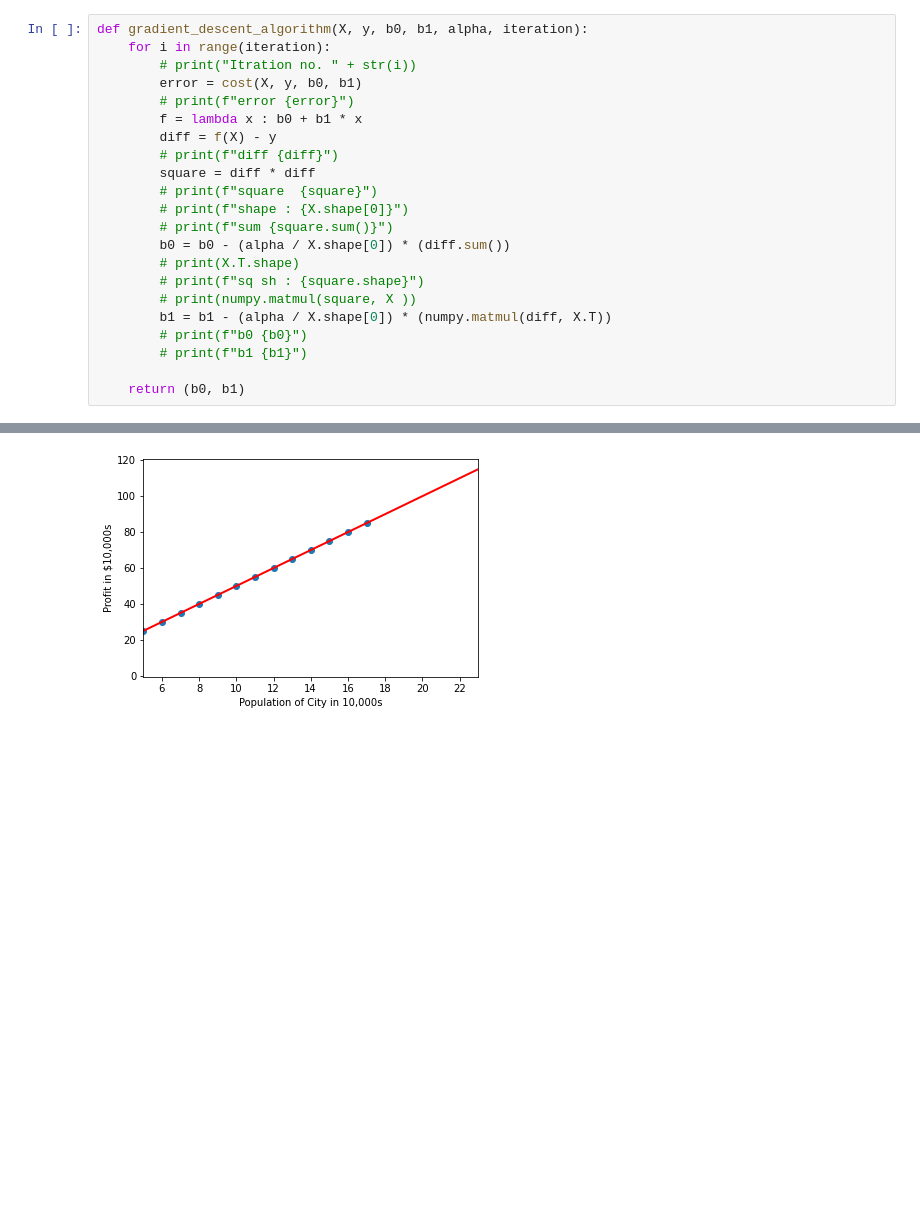
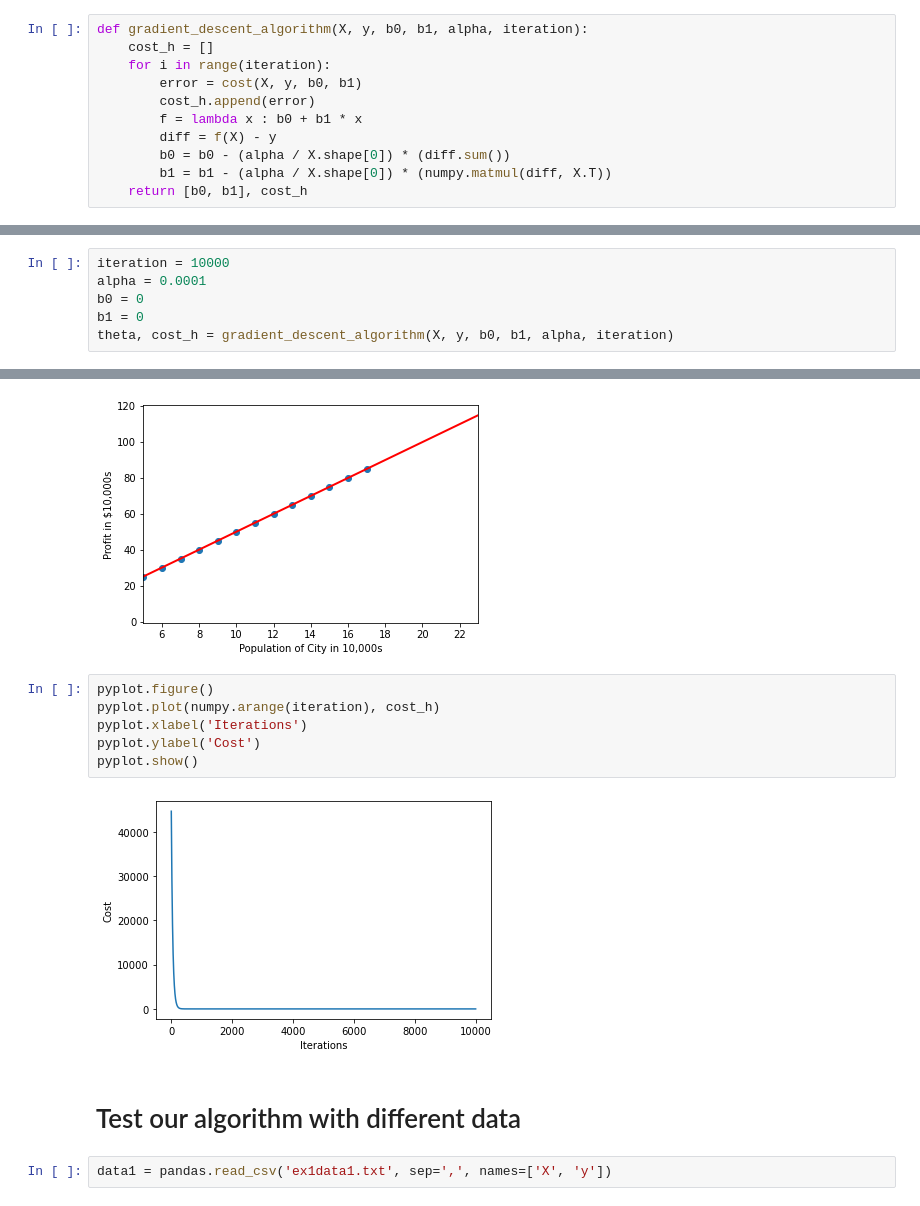
Before and after one commit to vikash9899/Machine-Learning, a Jupyter notebook: linear regression/ex1.ipynb, the cells around one changed output, grey strips where cells are left out. Drawn from its saved outputs; the diff is of its cells as text; blank space fills up the shorter version.

Commit message:
adding one more example with the different data

```diff
--- a/linear regression/ex1.ipynb
+++ b/linear regression/ex1.ipynb
@@ -26,23 +30,12 @@ print(e)
 0
 # %%
 def gradient_descent_algorithm(X, y, b0, b1, alpha, iteration):
+    cost_h = []
     for i in range(iteration):
-        # print("Itration no. " + str(i))
         error = cost(X, y, b0, b1)
-        # print(f"error {error}")
+        cost_h.append(error)
         f = lambda x : b0 + b1 * x
         diff = f(X) - y
-        # print(f"diff {diff}")
-        square = diff * diff
-        # print(f"square  {square}")
-        # print(f"shape : {X.shape[0]}")
-        # print(f"sum {square.sum()}")
         b0 = b0 - (alpha / X.shape[0]) * (diff.sum())
-        # print(X.T.shape)
-        # print(f"sq sh : {square.shape}")
-        # print(numpy.matmul(square, X ))
         b1 = b1 - (alpha / X.shape[0]) * (numpy.matmul(diff, X.T))
-        # print(f"b0 {b0}")
-        # print(f"b1 {b1}")
-
-    return (b0, b1)
+    return [b0, b1], cost_h
@@ -51,3 +42,9 @@ theta = gradient_descent_algorithm(X, y, 0, 4, .0001, 10000)
+# %%
+iteration = 10000
+alpha = 0.0001
+b0 = 0
+b1 = 0
+theta, cost_h = gradient_descent_algorithm(X, y, b0, b1, alpha, iteration)
 # %%
 pyplot.figure()
 pyplot.scatter(X, y)
@@ -60,3 +57,15 @@ pyplot.xlim(5, 23)
 pyplot.show()
 # %% [output]
 [figure]
+# %%
+pyplot.figure()
+pyplot.plot(numpy.arange(iteration), cost_h)
+pyplot.xlabel('Iterations')
+pyplot.ylabel('Cost')
+pyplot.show()
+# %% [output]
+[figure, added]
+# %% [markdown]
+# Test our algorithm with different data
+# %%
+data1 = pandas.read_csv('ex1data1.txt', sep=',', names=['X', 'y'])
```
Also changed, not shown: parts of 8 cells of this notebook, 1 other file.
